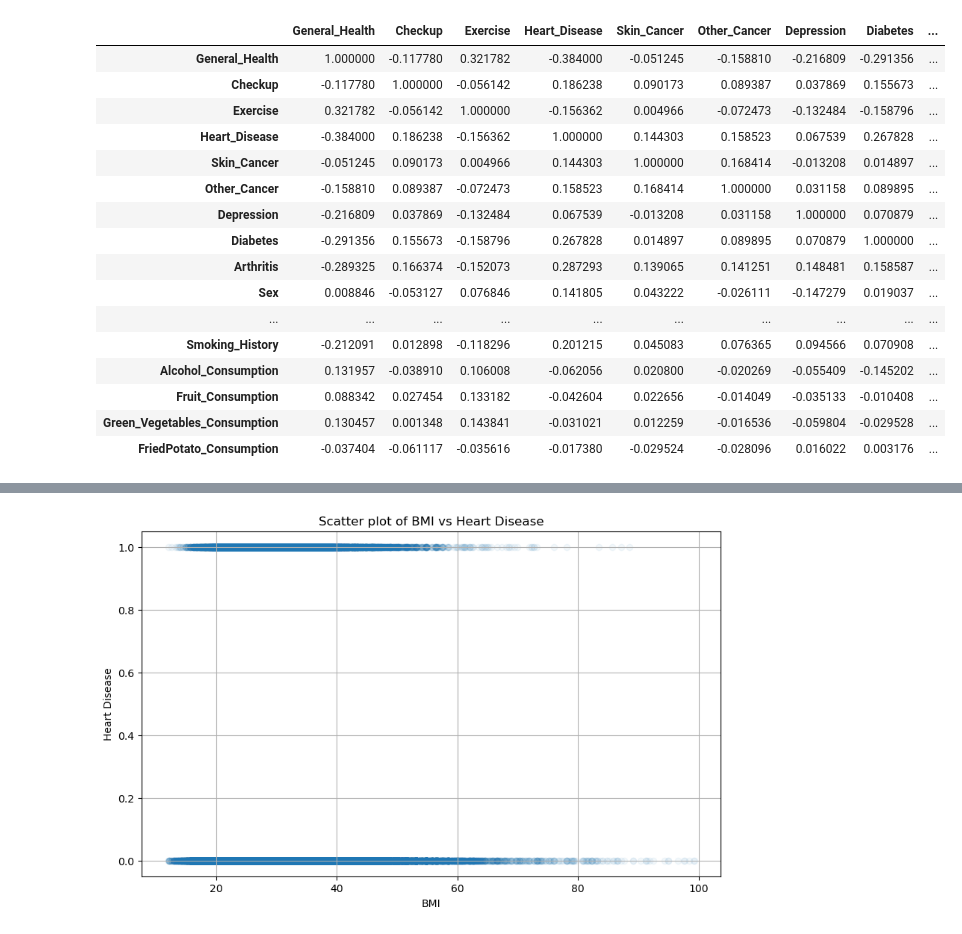
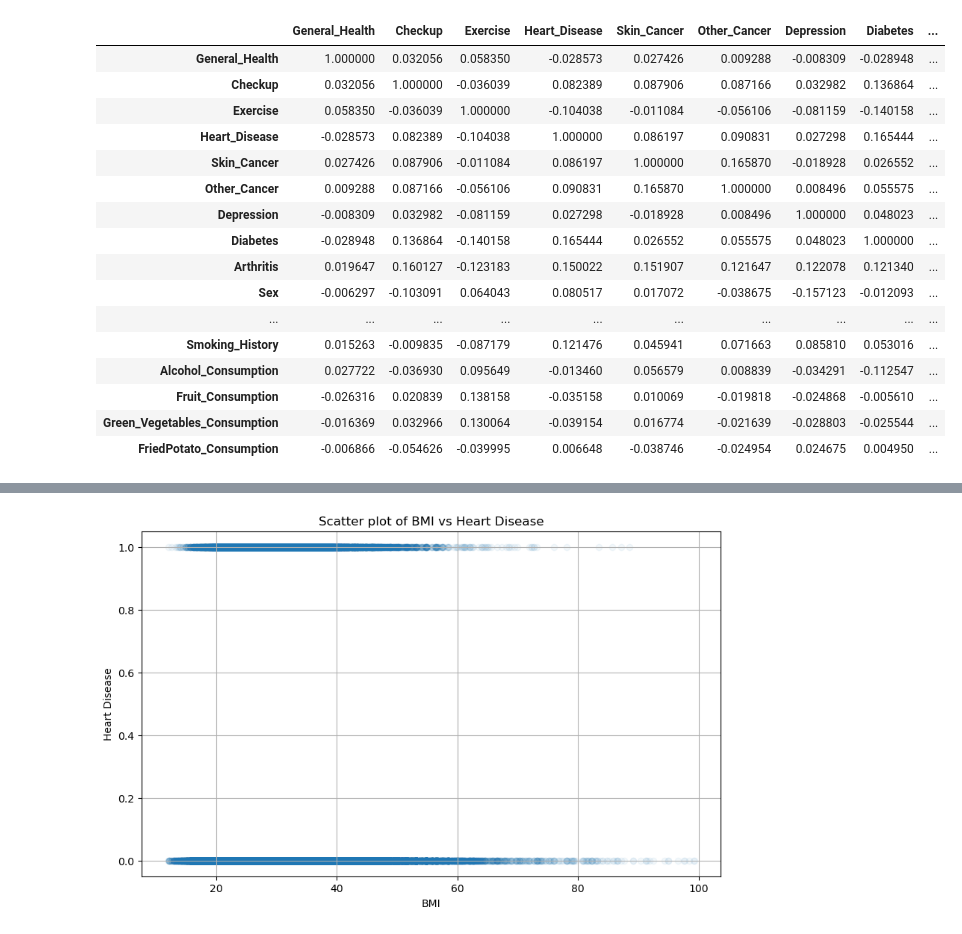
Before and after one commit to Chasindu/3401, a Jupyter notebook: ProjVisualizationTest.ipynb, the cells around one changed output, grey strips where cells are left out. Cells and saved outputs as stored; diff of their text form; code cells hidden in the pictures.

```diff
--- a/ProjVisualizationTest.ipynb
+++ b/ProjVisualizationTest.ipynb
@@ -29,16 +29,16 @@ df.describe()
 # %%
-# #Integer encoding
-# label_encoder = LabelEncoder()
+#Integer encoding
+label_encoder = LabelEncoder()
 
-# columns_to_encode = ["General_Health", "Checkup", "Exercise", "Heart_Disease",
-#                      "Skin_Cancer", "Other_Cancer", "Depression", "Diabetes",
-#                      "Arthritis", "Sex", "Age_Category", "Smoking_History"]
+columns_to_encode = ["General_Health", "Checkup", "Exercise", "Heart_Disease",
+                     "Skin_Cancer", "Other_Cancer", "Depression", "Diabetes",
+                     "Arthritis", "Sex", "Age_Category", "Smoking_History"]
 
-# for column in columns_to_encode:
-#     df[column] = label_encoder.fit_transform(df[column])
+for column in columns_to_encode:
+    df[column] = label_encoder.fit_transform(df[column])
 
-#     # Display the mapping
-#     print(f"Column: {column}")
-#     for original_value, encoded_value in zip(label_encoder.classes_, label_encoder.transform(label_encoder.classes_)):
-#         print(f"   {original_value} -> {encoded_value}")
-#     print()
+    # Display the mapping
+    print(f"Column: {column}")
+    for original_value, encoded_value in zip(label_encoder.classes_, label_encoder.transform(label_encoder.classes_)):
+        print(f"   {original_value} -> {encoded_value}")
+    print()
@@ -65,8 +62,0 @@ df.head()
-# %%
-encoding_health = {'Poor': 0, 'Fair': 1, 'Good': 2, 'Very Good': 3, 'Excellent': 4}
-df['General_Health'] = df['General_Health'].map(encoding_health)
-
-encoding_checkup = {'Never': 0, '5 or more years ago': 1, 'Within the past 5 years': 2, 'Within the past 2 years': 3, 'Within the past year': 4}
-df['Checkup'] = df['Checkup'].map(encoding_checkup)
-
-df.head()
@@ -160,21 +101,24 @@ plt.show()
+# %%
+#corr_matrix.to_csv("corr.csv")
+df2 = df.sample(n=10000, replace=True)
 # %%
-corr_matrix = df5050.corr(numeric_only=True)
+corr_matrix = df2.corr(numeric_only=True)
 corr_matrix
 # %% [output]
 |  | General_Health | Checkup | Exercise | Heart_Disease | Skin_Cancer | Other_Cancer | Depression | Diabetes | ... |
-| General_Health | 1.000000 | -0.117780 | 0.321782 | -0.384000 | -0.051245 | -0.158810 | -0.216809 | -0.291356 | ... |
-| Checkup | -0.117780 | 1.000000 | -0.056142 | 0.186238 | 0.090173 | 0.089387 | 0.037869 | 0.155673 | ... |
-| Exercise | 0.321782 | -0.056142 | 1.000000 | -0.156362 | 0.004966 | -0.072473 | -0.132484 | -0.158796 | ... |
-| Heart_Disease | -0.384000 | 0.186238 | -0.156362 | 1.000000 | 0.144303 | 0.158523 | 0.067539 | 0.267828 | ... |
-| Skin_Cancer | -0.051245 | 0.090173 | 0.004966 | 0.144303 | 1.000000 | 0.168414 | -0.013208 | 0.014897 | ... |
-| Other_Cancer | -0.158810 | 0.089387 | -0.072473 | 0.158523 | 0.168414 | 1.000000 | 0.031158 | 0.089895 | ... |
-| Depression | -0.216809 | 0.037869 | -0.132484 | 0.067539 | -0.013208 | 0.031158 | 1.000000 | 0.070879 | ... |
-| Diabetes | -0.291356 | 0.155673 | -0.158796 | 0.267828 | 0.014897 | 0.089895 | 0.070879 | 1.000000 | ... |
-| Arthritis | -0.289325 | 0.166374 | -0.152073 | 0.287293 | 0.139065 | 0.141251 | 0.148481 | 0.158587 | ... |
-| Sex | 0.008846 | -0.053127 | 0.076846 | 0.141805 | 0.043222 | -0.026111 | -0.147279 | 0.019037 | ... |
+| General_Health | 1.000000 | 0.032056 | 0.058350 | -0.028573 | 0.027426 | 0.009288 | -0.008309 | -0.028948 | ... |
+| Checkup | 0.032056 | 1.000000 | -0.036039 | 0.082389 | 0.087906 | 0.087166 | 0.032982 | 0.136864 | ... |
+| Exercise | 0.058350 | -0.036039 | 1.000000 | -0.104038 | -0.011084 | -0.056106 | -0.081159 | -0.140158 | ... |
+| Heart_Disease | -0.028573 | 0.082389 | -0.104038 | 1.000000 | 0.086197 | 0.090831 | 0.027298 | 0.165444 | ... |
+| Skin_Cancer | 0.027426 | 0.087906 | -0.011084 | 0.086197 | 1.000000 | 0.165870 | -0.018928 | 0.026552 | ... |
+| Other_Cancer | 0.009288 | 0.087166 | -0.056106 | 0.090831 | 0.165870 | 1.000000 | 0.008496 | 0.055575 | ... |
+| Depression | -0.008309 | 0.032982 | -0.081159 | 0.027298 | -0.018928 | 0.008496 | 1.000000 | 0.048023 | ... |
+| Diabetes | -0.028948 | 0.136864 | -0.140158 | 0.165444 | 0.026552 | 0.055575 | 0.048023 | 1.000000 | ... |
+| Arthritis | 0.019647 | 0.160127 | -0.123183 | 0.150022 | 0.151907 | 0.121647 | 0.122078 | 0.121340 | ... |
+| Sex | -0.006297 | -0.103091 | 0.064043 | 0.080517 | 0.017072 | -0.038675 | -0.157123 | -0.012093 | ... |
 | ... | ... | ... | ... | ... | ... | ... | ... | ... | ... |
-| Smoking_History | -0.212091 | 0.012898 | -0.118296 | 0.201215 | 0.045083 | 0.076365 | 0.094566 | 0.070908 | ... |
-| Alcohol_Consumption | 0.131957 | -0.038910 | 0.106008 | -0.062056 | 0.020800 | -0.020269 | -0.055409 | -0.145202 | ... |
-| Fruit_Consumption | 0.088342 | 0.027454 | 0.133182 | -0.042604 | 0.022656 | -0.014049 | -0.035133 | -0.010408 | ... |
-| Green_Vegetables_Consumption | 0.130457 | 0.001348 | 0.143841 | -0.031021 | 0.012259 | -0.016536 | -0.059804 | -0.029528 | ... |
-| FriedPotato_Consumption | -0.037404 | -0.061117 | -0.035616 | -0.017380 | -0.029524 | -0.028096 | 0.016022 | 0.003176 | ... |
+| Smoking_History | 0.015263 | -0.009835 | -0.087179 | 0.121476 | 0.045941 | 0.071663 | 0.085810 | 0.053016 | ... |
+| Alcohol_Consumption | 0.027722 | -0.036930 | 0.095649 | -0.013460 | 0.056579 | 0.008839 | -0.034291 | -0.112547 | ... |
+| Fruit_Consumption | -0.026316 | 0.020839 | 0.138158 | -0.035158 | 0.010069 | -0.019818 | -0.024868 | -0.005610 | ... |
+| Green_Vegetables_Consumption | -0.016369 | 0.032966 | 0.130064 | -0.039154 | 0.016774 | -0.021639 | -0.028803 | -0.025544 | ... |
+| FriedPotato_Consumption | -0.006866 | -0.054626 | -0.039995 | 0.006648 | -0.038746 | -0.024954 | 0.024675 | 0.004950 | ... |
```
Also changed, not shown: parts of 18 cells of this notebook.
